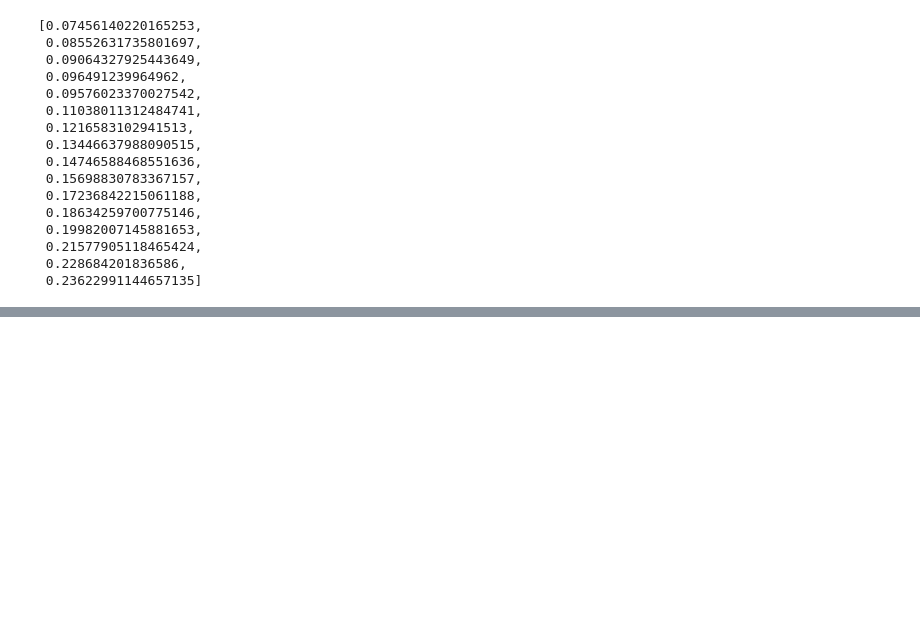
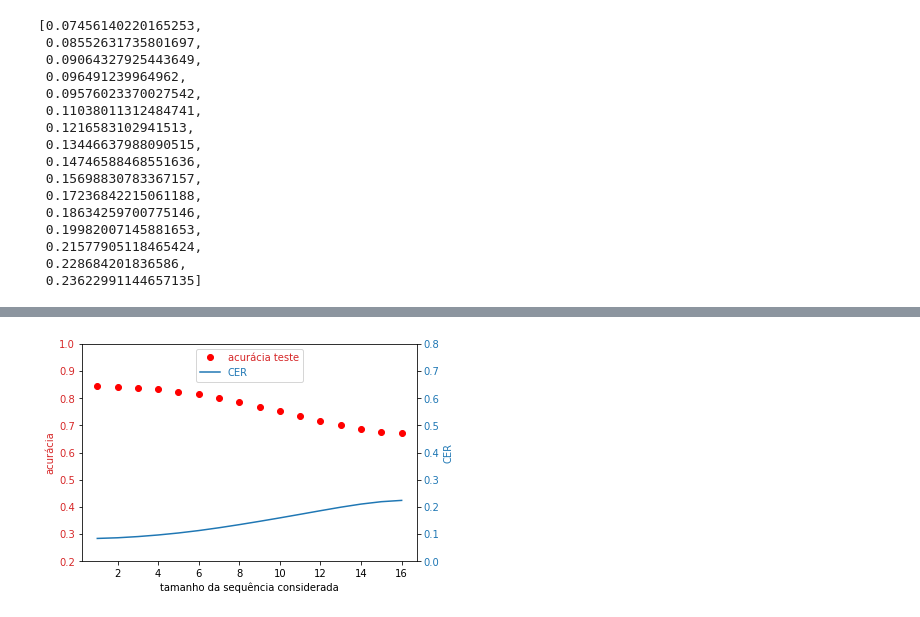
Before and after one commit to sergiohayashi/chess-attention, a Jupyter notebook: trained--for-evaluation/notebooks/app/plot-graphics.ipynb, the cells around one changed output, grey strips where cells are left out. Saved outputs shown, nothing was run; the diff lists cells and outputs as text; code cells hidden in the pictures; blank space fills up the shorter version.

```diff
--- a/trained--for-evaluation/notebooks/app/plot-graphics.ipynb
+++ b/trained--for-evaluation/notebooks/app/plot-graphics.ipynb
@@ -228,0 +240,58 @@ plt.show()
+# %%
+
+# fig, ax1 = plt.subplots()
+# color = 'tab:red'
+# ax1.set_xlabel('tamanho da sequência considerada')
+# ax1.set_ylabel('acurácia testes', color=color)
+# ax1.set_ylim([0.2, 1])
+# ax1.plot(t, data1, color=color)
+# ax1.plot(t, data1, 'ro', label = 'Quantity 1')
+# ax1.tick_params(axis='y', labelcolor=color)
+
+# ax2 = ax1.twinx()  # instantiate a second axes that shares the same x-axis
+
+# color = 'tab:blue'
+# ax2.set_ylabel('CER', color=color)  # we already handled the x-label with ax1
+# ax2.plot(t, data2, color=color, linestyle='dashed', label = 'Quantity 1')
+# ax2.set_ylim([0, 0.8])
+# ax2.tick_params(axis='y', labelcolor=color)
+# fig.legend(loc="upper center")
+
+
+
+# fig.tight_layout()  # otherwise the right y-label is slightly clipped
+# plt.show()
+
+# ----------
+host = host_subplot(111)
+
+#eixo x
+host.set_xlabel("tamanho da sequência considerada")
+
+# eixo 1
+host.set_ylabel("acurácia")
+host.set_ylim([0.2, 1])
+host.tick_params(axis='y', labelcolor='tab:red')
+host.yaxis.get_label().set_color(color='tab:red')
+
+# eixo 2
+par = host.twinx()
+par.set_ylabel("CER")
+par.tick_params(axis='y', labelcolor='tab:blue')
+par.yaxis.get_label().set_color(color='tab:blue')
+par.set_ylim([0, 0.8])
+
+
+# graficos
+host.plot(t, gaussian_filter1d(data1, sigma=2), 'ro', linewidth=2, label="acurácia teste")
+par.plot(t, gaussian_filter1d(data2, sigma=2), color='tab:blue', label='CER')
+
+# legendas
+leg = plt.legend( loc='upper center')
+leg.texts[0].set_color(color='tab:red')
+leg.texts[1].set_color(color='tab:blue')
+
+
+plt.show()
+# %% [output]
+[figure, added]
```
Also changed, not shown: parts of 3 cells of this notebook, 2 other files.
